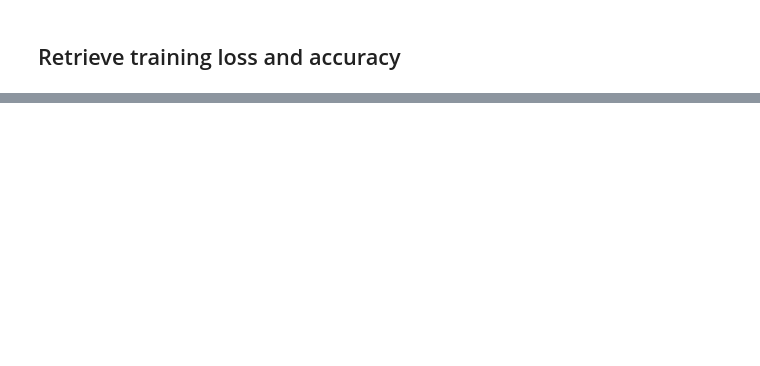
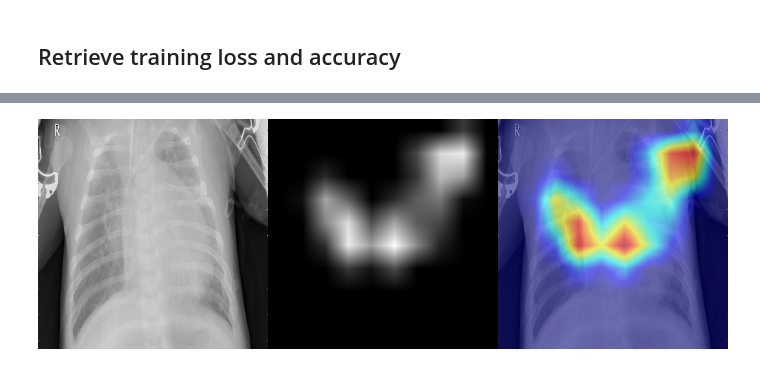
Before and after one commit to Alessandrus00/PneumoniaDetection, a Jupyter notebook: colab/Pneumonia_Lightning.ipynb, the cells around one changed output, grey strips where cells are left out. Drawn from its saved outputs; the diff is of its cells as text; code cells hidden in the pictures; blank space fills up the shorter version.

```diff
--- a/colab/Pneumonia_Lightning.ipynb
+++ b/colab/Pneumonia_Lightning.ipynb
@@ -173,0 +188,10 @@ pneumonia_model.val_outputs
+# %%
+#best_model_path = checkpoint_callback.best_model_path # if same session, this will retrieve the path for you
+best_model_path = checkpoint_path + "/epoch={}-step={}.ckpt" # replace {} with epoch and step of best model
+best_model = lightning_model.PneumoniaModel.load_from_checkpoint(best_model_path, h=config, model=model)
+pneumonia_model = best_model
+# %%
+# extract the model from lightning module
+model_lightning = pneumonia_model.model.eval().cpu()
+# get the name of the architecture (used later)
+model_lightning_name = model_lightning.default_cfg['architecture']
@@ -173,0 +211,25 @@ pneumonia_model.val_outputs
+# %%
+instance_name = 'xray.jpeg' # name of the image instance we want to explain with Grad-CAM
+
+img = np.array(Image.open(instance_name).convert('RGB'))
+img = cv2.resize(img, (config['image_size'], config['image_size']))
+img = np.float32(img) / 255
+input_tensor = preprocess_image(img, mean=config['mean'], std=config['std'])
+# %%
+# retrieve the proper feature layer to be used for explanation
+if model_lightning_name == 'legacy_xception':
+  target_layers = [model_lightning.conv4]
+elif model_lightning_name == 'densenet121':
+  target_layers = [model_lightning.features.denseblock4.denselayer16]
+elif model_lightning_name == 'resnet50':
+  target_layers = [model_lightning.layer4[-1]]
+# %%
+with GradCAM(model=model_lightning, target_layers=target_layers) as cam:
+    grayscale_cams = cam(input_tensor=input_tensor) # activation map generated for the top scoring class
+    cam_image = show_cam_on_image(img, grayscale_cams[0, :], use_rgb=True)
+cam = np.uint8(255*grayscale_cams[0, :])
+cam = cv2.merge([cam, cam, cam])
+images = np.hstack((np.uint8(255*img), cam , cam_image))
+Image.fromarray(images)
+# %% [output]
+[figure, added]
```
Also changed, not shown: parts of 14 cells of this notebook, 1 other file.
